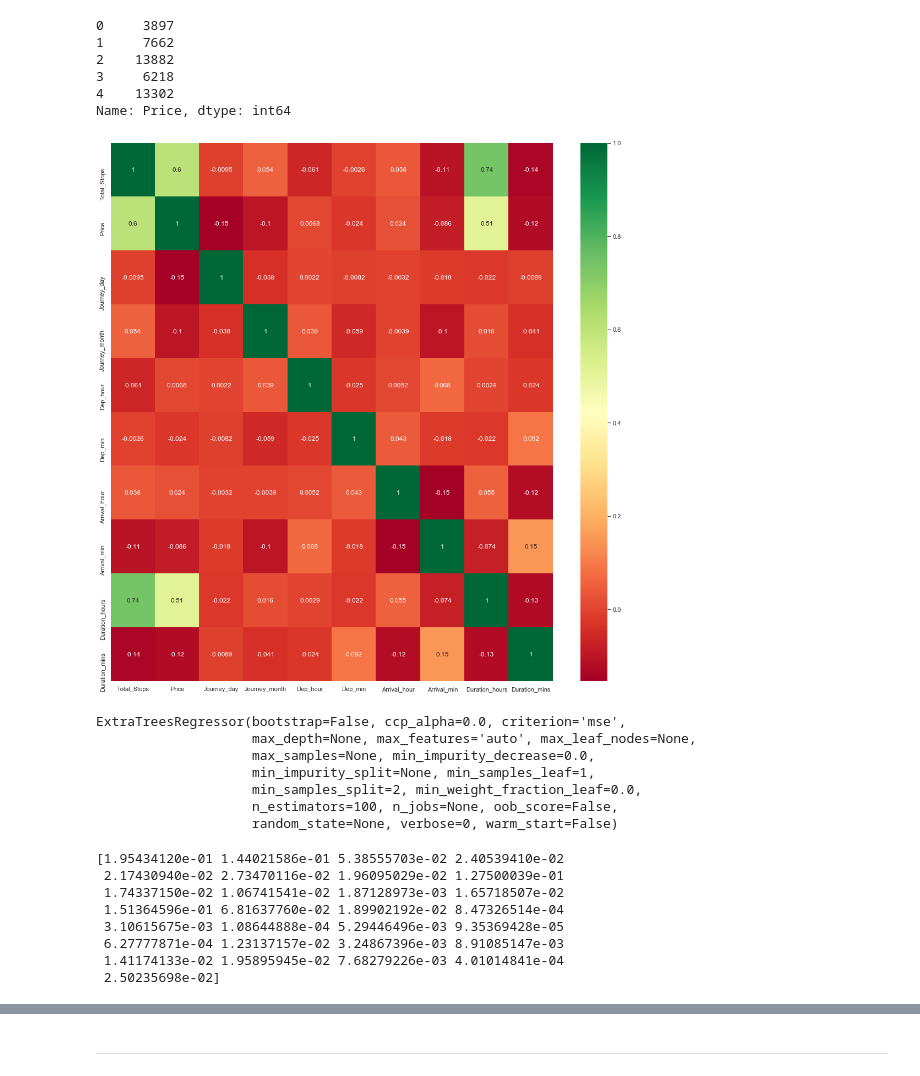
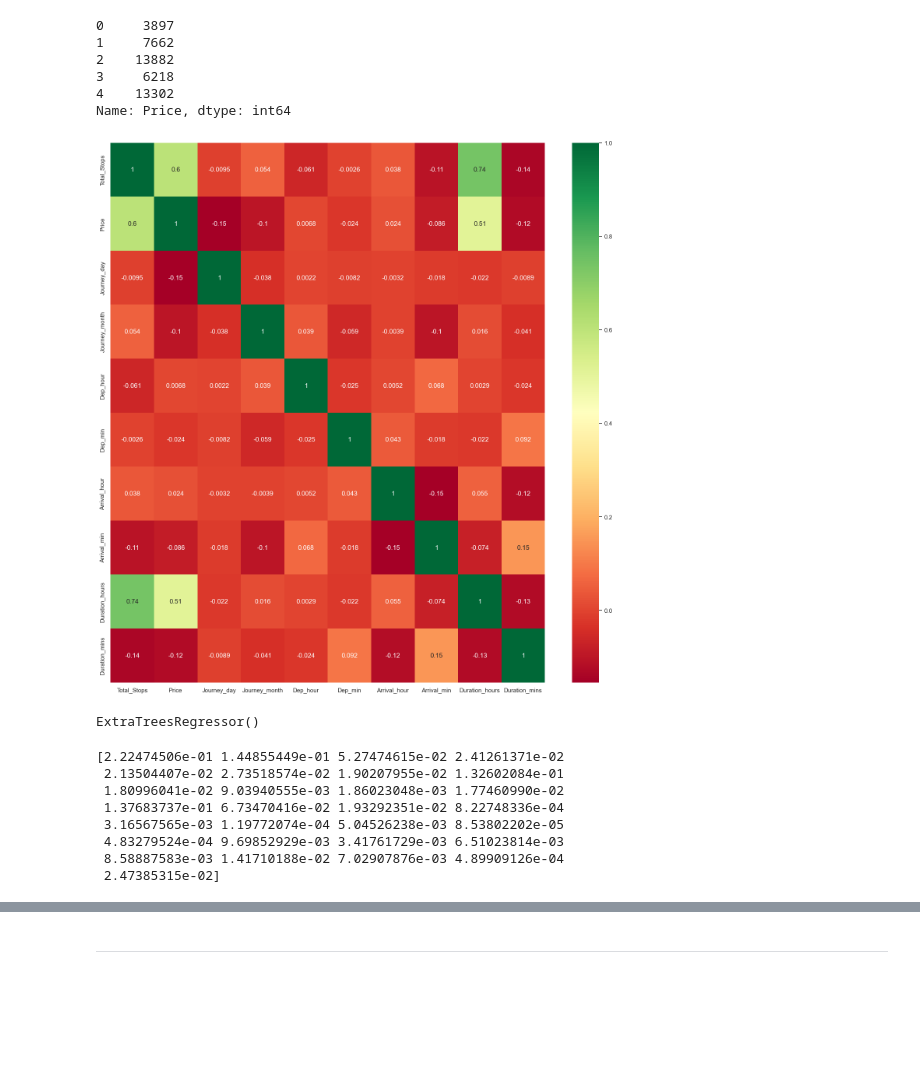
Before and after one commit to Ayush110103/Flight-Price-predictor, a Jupyter notebook: flight_price.ipynb, the cells around one changed output, grey strips where cells are left out. Cells and saved outputs as stored; diff of their text form; code cells hidden in the pictures; blank space fills up the shorter version.

```diff
--- a/flight_price.ipynb
+++ b/flight_price.ipynb
@@ -9,7 +9,7 @@ import seaborn as sns
 
 sns.set()
 # %%
-train_data = pd.read_excel(r"E:\MachineLearning\EDA\Flight_Price\Data_Train.xlsx")
+train_data = pd.read_excel(r"Data_Train.xlsx")
 # %%
 pd.set_option('display.max_columns', None)
 # %%
@@ -522,14 +527,14 @@ y.head()
 4    13302
 Name: Price, dtype: int64
 # %%
-# Finds correlation between Independent and dependent attributes
+# Filter only numeric columns
+numeric_train_data = train_data.select_dtypes(include=["number"])
 
-plt.figure(figsize = (18,18))
-sns.heatmap(train_data.corr(), annot = True, cmap = "RdYlGn")
-
+plt.figure(figsize=(18,18))
+sns.heatmap(numeric_train_data.corr(), annot=True, cmap="RdYlGn")
 plt.show()
 # %% [output]
-[figure, old version]
+[figure, new version]
 # %%
 
 
@@ -537,24 +542,18 @@ from sklearn.ensemble import ExtraTreesRegressor
 selection = ExtraTreesRegressor()
 selection.fit(X, y)
 # %% [output]
-ExtraTreesRegressor(bootstrap=False, ccp_alpha=0.0, criterion='mse',
-                    max_depth=None, max_features='auto', max_leaf_nodes=None,
-                    max_samples=None, min_impurity_decrease=0.0,
-                    min_impurity_split=None, min_samples_leaf=1,
-                    min_samples_split=2, min_weight_fraction_leaf=0.0,
-                    n_estimators=100, n_jobs=None, oob_score=False,
-                    random_state=None, verbose=0, warm_start=False)
+ExtraTreesRegressor()
 # %%
 print(selection.feature_importances_)
 # %% [output]
-[1.95434120e-01 1.44021586e-01 5.38555703e-02 2.40539410e-02
- 2.17430940e-02 2.73470116e-02 1.96095029e-02 1.27500039e-01
- 1.74337150e-02 1.06741541e-02 1.87128973e-03 1.65718507e-02
- 1.51364596e-01 6.81637760e-02 1.89902192e-02 8.47326514e-04
- 3.10615675e-03 1.08644888e-04 5.29446496e-03 9.35369428e-05
- 6.27777871e-04 1.23137157e-02 3.24867396e-03 8.91085147e-03
- 1.41174133e-02 1.95895945e-02 7.68279226e-03 4.01014841e-04
- 2.50235698e-02]
+[2.22474506e-01 1.44855449e-01 5.27474615e-02 2.41261371e-02
+ 2.13504407e-02 2.73518574e-02 1.90207955e-02 1.32602084e-01
+ 1.80996041e-02 9.03940555e-03 1.86023048e-03 1.77460990e-02
+ 1.37683737e-01 6.73470416e-02 1.93292351e-02 8.22748336e-04
+ 3.16567565e-03 1.19772074e-04 5.04526238e-03 8.53802202e-05
+ 4.83279524e-04 9.69852929e-03 3.41761729e-03 6.51023814e-03
+ 8.58887583e-03 1.41710188e-02 7.02907876e-03 4.89909126e-04
+ 2.47385315e-02]
 # %%
 #plot graph of feature importances for better visualization
 
```
Also changed, not shown: parts of 28 cells of this notebook, 9 other files.
